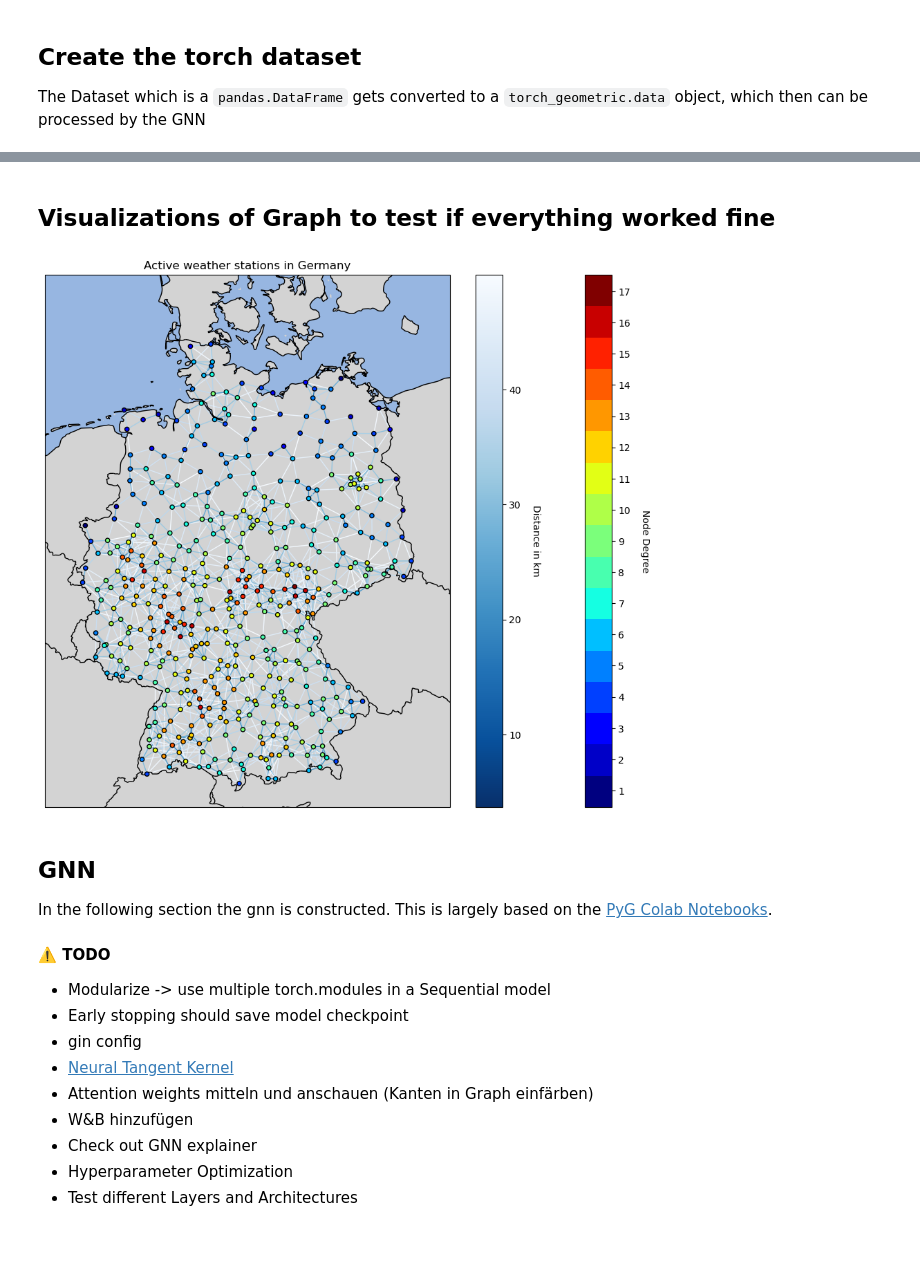
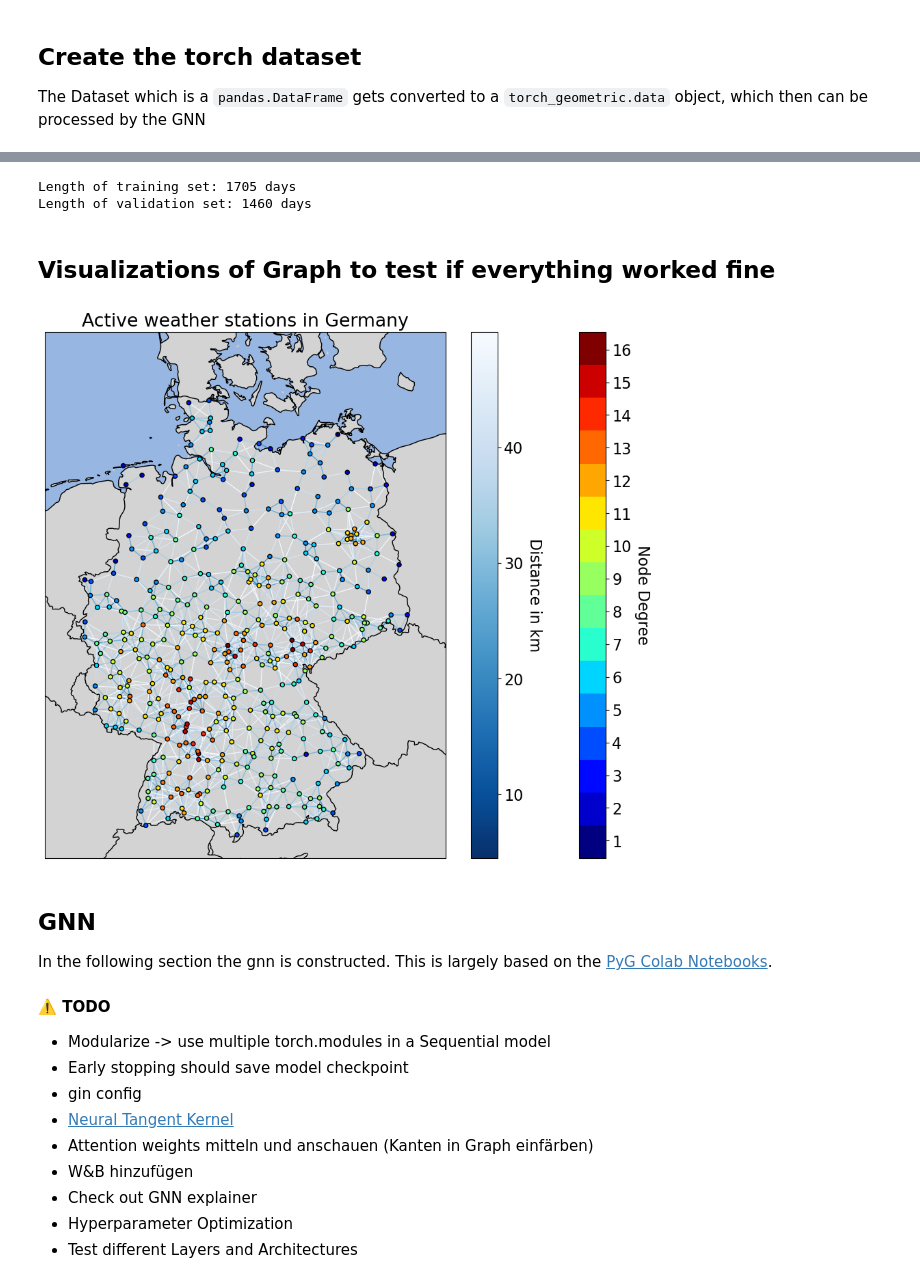
Before and after one commit to m-j-w-f/GNNPP, a Jupyter notebook: gnn/gnn.ipynb, the cells around one changed output, grey strips where cells are left out. Cells and saved outputs as stored; diff of their text form; code cells hidden in the pictures; blank space fills up the shorter version.

Commit message:
🪄 Model Improved, more hyperparameter testing

```diff
--- a/gnn/gnn.ipynb
+++ b/gnn/gnn.ipynb
@@ -46,14 +47,26 @@ if not os.path.exists("dist_matrix.npy"):
     print("Creating distance matrix ...")
     stations = load_stations(data)  # This needs to be done here because we need all stations
     dist_matrix = compute_dist_matrix(stations)
-    np.save(dist_matrix, 'dist_matrix.npy')
+    np.save('dist_matrix.npy', dist_matrix)
+
+# Create correlation matrix for further graph generating methods
+if not os.path.exists("corr_matrix.npy"):
+    print("Creating correlation matrix ...")
+    # Creation of new Graph using Correlation of observations
+    data_cut = data.iloc[:-1460]
+    time_series = data_cut.pivot(index='date', columns='station', values='obs')
+    time_series = time_series.interpolate()
+    corr_matrix = time_series.corr().clip(lower=0)
+    corr_matrix = 1-corr_matrix
+    corr_matrix = np.nan_to_num(corr_matrix, nan=1)
+    np.save('corr_matrix.npy', corr_matrix)
 
 # Clean Data
 print("Cleaning Data ...")
 data = clean_data(data, max_missing=121, max_alt=1000.0)
 # Normalize Data
 print("Normalizing Data ...")
-normalized_data = normalize_data(data, last_obs=-1460, method="max") #last_obs is -365 since the last year is used for testing
+normalized_data = normalize_data(data, last_obs=-365, method="max") #last_obs is -365 since the last year is used for testing
 
 # Get List of stations with all stations -> will break further code if cut already
 print("Extracting Stations ...")
@@ -69,17 +83,20 @@ Extracting Stations ...
 The Dataset which is a `pandas.DataFrame` gets converted to a `torch_geometric.data` object, which then can be processed by the GNN
 # %%
 # TODO set the maximum distance (might want to get this from a configuration file)
-max_dist = 50
+max_dist = 50 #0.025
 nearest_k = 5
+use_corr = False #True
+
 dist_matrix = np.load('dist_matrix.npy')
+corr_matrix = np.load('corr_matrix.npy')
 position_matrix = np.array(stations[['station', 'lon', 'lat']])
 
-
+# TODO try fully connected graph
 torch_data = []
 for date in tqdm(data['date'].unique(), desc="Creating PyG Data"):
     torch_data.append(create_data(df=normalized_data,
                                   date=date,
-                                  dist_matrix=dist_matrix,
+                                  dist_matrix=dist_matrix if not use_corr else corr_matrix,
                                   position_matrix=position_matrix,
                                   method='max_dist',
                                   max_dist=max_dist,
@@ -101,19 +115,29 @@ device(type='cuda', index=1)
 BS = 8
 
 # Move all the data directly to the GPU (should fit into memory)
-torch_data = [tensor.to(device) for tensor in torch_data]
+torch_data = [tensor.to(device) for tensor in torch_data[:-365]]
 
 # Definition of train_loader and valid_loader
-train_loader_small = DataLoader(torch_data[:365], batch_size=BS, shuffle=True)
+train_loader_small = DataLoader(torch_data[-730:-365], batch_size=BS, shuffle=True)
 train_loader_full = DataLoader(torch_data[:-365], batch_size=BS, shuffle=True)
+
+# shuffle data
+random.shuffle(torch_data)
 train_loader = DataLoader(torch_data[:-1460], batch_size=BS, shuffle=True)
-valid_loader = DataLoader(torch_data[-1460:-365], batch_size=BS, shuffle=True)
+valid_loader = DataLoader(torch_data[-1460:], batch_size=BS, shuffle=True)
+
+print(f"Length of training set: {len(train_loader.dataset)} days")
+print(f"Length of validation set: {len(valid_loader.dataset)} days")
+# %% [output]
+Length of training set: 1705 days
+Length of validation set: 1460 days
 # %% [markdown]
 ## Visualizations of Graph to test if everything worked fine
-# %%
-visualize_graph(torch_data[-1].cpu())
-# %% [output]
-[figure, removed]
+# %%
+plt.rcParams.update({'font.size': 16})
+visualize_graph(torch_data[-1].cpu())
+# %% [output]
+[figure, added]
 # %% [markdown]
 ## GNN
 
```
Also changed, not shown: parts of 34 cells of this notebook, 21 other files.
